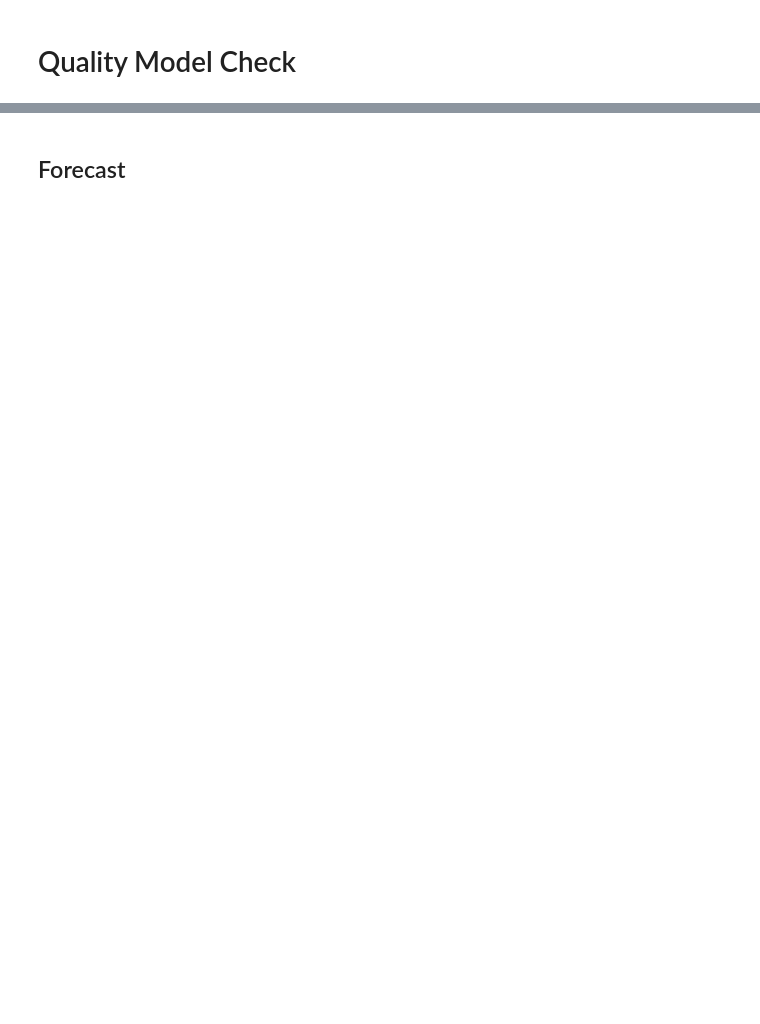
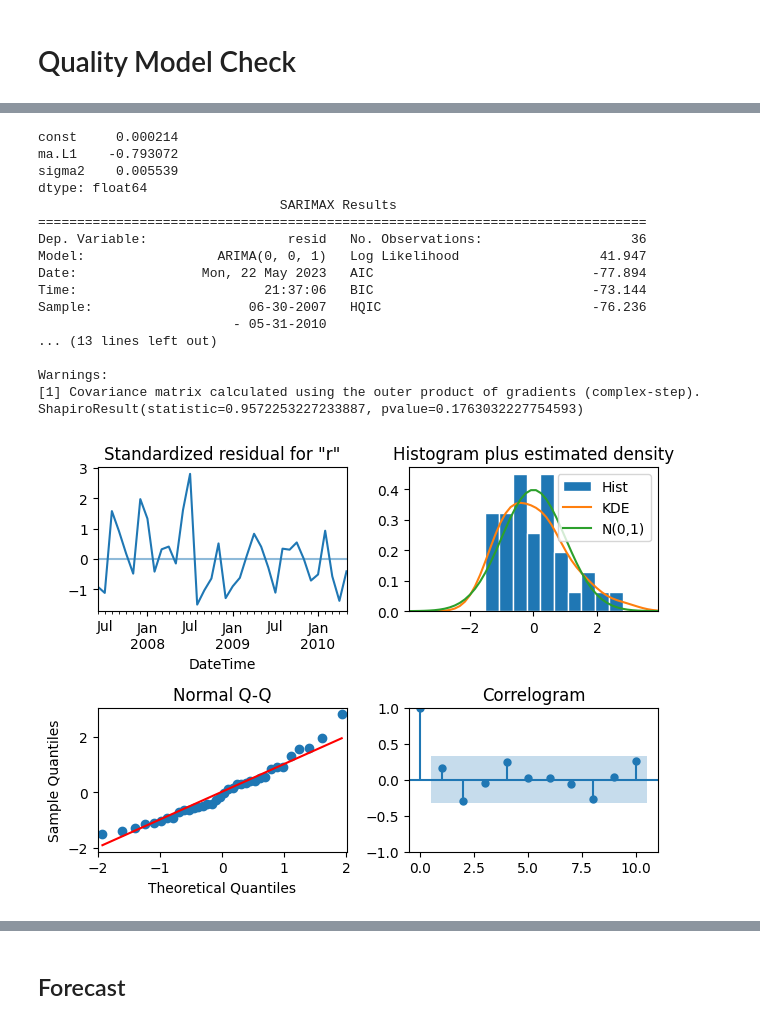
Before and after one commit to ElbazHaim/household_electricity_timeseries_project, a Jupyter notebook: project.ipynb, the cells around one changed output, grey strips where cells are left out. Drawn from its saved outputs; the diff is of its cells as text; code cells hidden in the pictures; blank space fills up the shorter version.

```diff
--- a/project.ipynb
+++ b/project.ipynb
@@ -115,8 +248,29 @@ print(shapiro(model2.standardized_forecasts_error))
 # %%
 model3 = ARIMA(monthly_resid, order=(0, 0, 1)).fit()
 model3.plot_diagnostics()
+plt.tight_layout()
+plt.savefig("diagnostics_monthly.png")
 print(model3.params)
 print(model3.summary())
 print(shapiro(model3.standardized_forecasts_error))
+# %% [output]
+const     0.000214
+ma.L1    -0.793072
+sigma2    0.005539
+dtype: float64
+                               SARIMAX Results
+==============================================================================
+Dep. Variable:                  resid   No. Observations:                   36
+Model:                 ARIMA(0, 0, 1)   Log Likelihood                  41.947
+Date:                Mon, 22 May 2023   AIC                            -77.894
+Time:                        21:37:06   BIC                            -73.144
+Sample:                    06-30-2007   HQIC                           -76.236
+                         - 05-31-2010
+... (13 lines left out)
+
+Warnings:
+[1] Covariance matrix calculated using the outer product of gradients (complex-step).
+ShapiroResult(statistic=0.9572253227233887, pvalue=0.1763032227754593)
+[figure, added]
 # %%
 model4 = ARIMA(quarterly_resid, order=(0, 0, 1)).fit()
```
Also changed, not shown: parts of 28 cells of this notebook.
